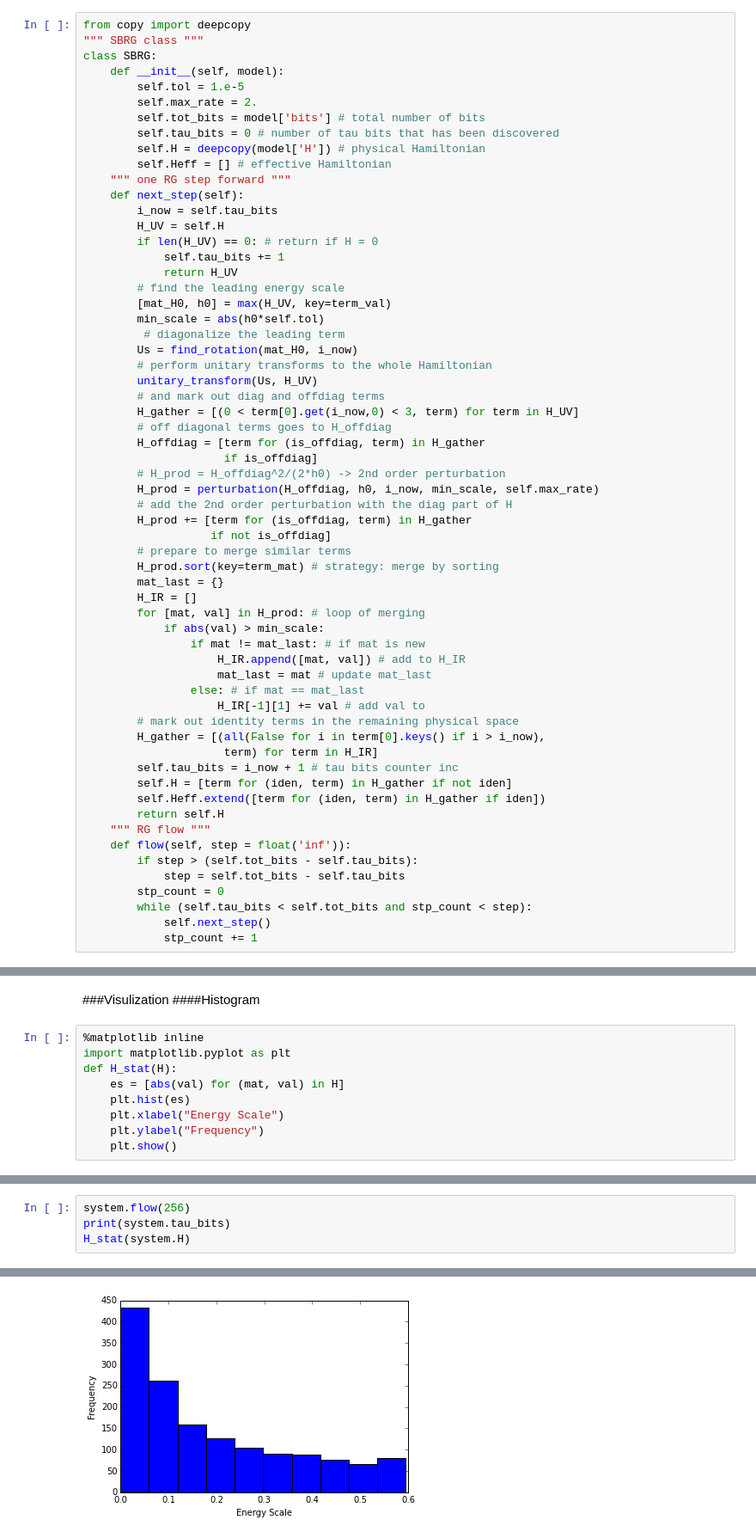
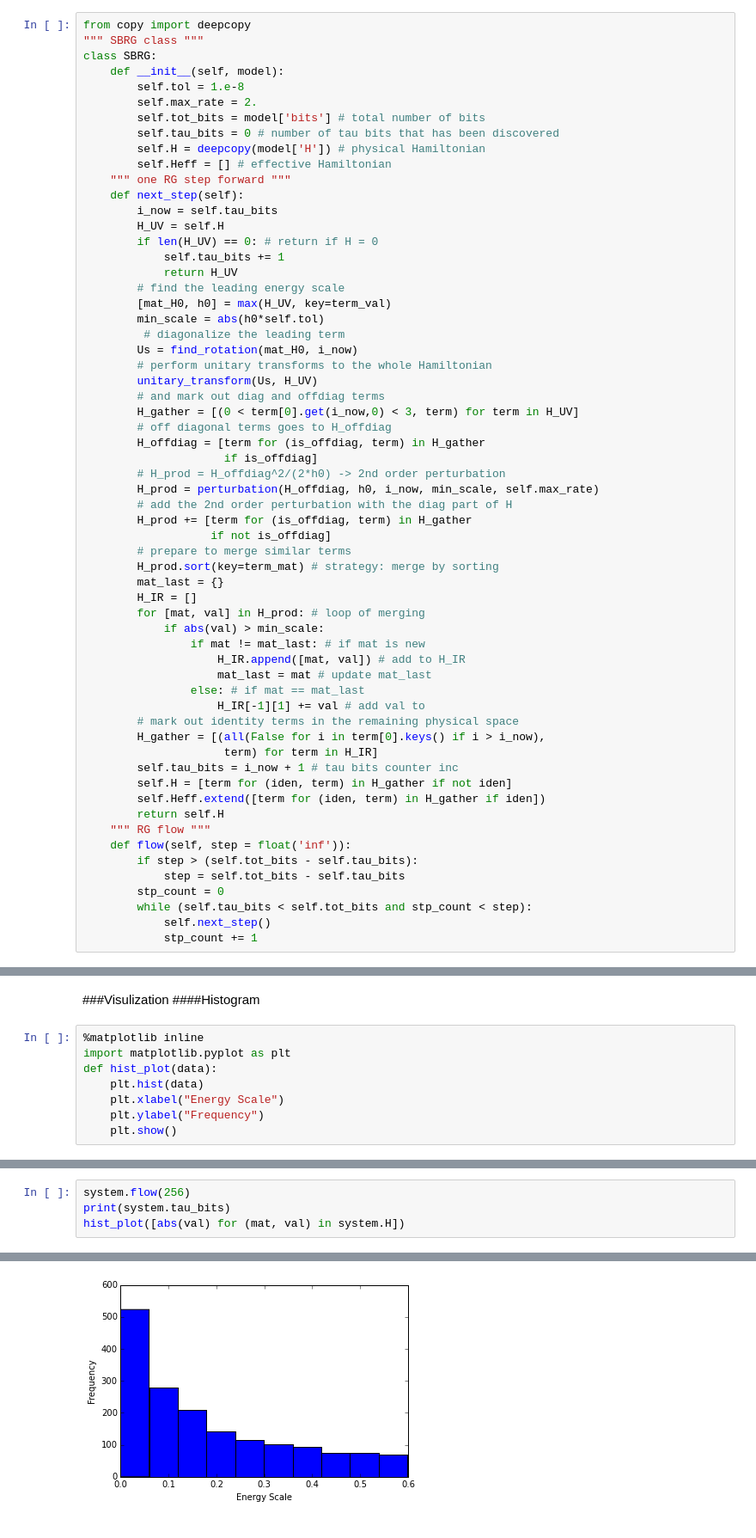
Before and after one commit to EverettYou/SBRG, a Jupyter notebook: SBRG.ipynb, the cells around one changed output, grey strips where cells are left out. Shown at 86% size. Drawn from its saved outputs; the diff is of its cells as text.

```diff
--- a/SBRG.ipynb
+++ b/SBRG.ipynb
@@ -233,7 +233,7 @@ from copy import deepcopy
 """ SBRG class """
 class SBRG:
     def __init__(self, model):
-        self.tol = 1.e-5
+        self.tol = 1.e-8
         self.max_rate = 2.
         self.tot_bits = model['bits'] # total number of bits
         self.tau_bits = 0 # number of tau bits that has been discovered
@@ -349,9 +359,8 @@ def dump(file, obj):
 # %%
 %matplotlib inline
 import matplotlib.pyplot as plt
-def H_stat(H):
-    es = [abs(val) for (mat, val) in H]
-    plt.hist(es)
+def hist_plot(data):
+    plt.hist(data)
     plt.xlabel("Energy Scale")
     plt.ylabel("Frequency")
     plt.show()
@@ -378,10 +391,10 @@ H_stat(system.H)
 # %%
 system.flow(256)
 print(system.tau_bits)
-H_stat(system.H)
+hist_plot([abs(val) for (mat, val) in system.H])
 # %% [output]
 768
-[figure, old version]
+[figure, new version]
 # %%
 system.flow(128)
 print(system.tau_bits)
```
Also changed, not shown: parts of 22 cells of this notebook, 1 other file.
